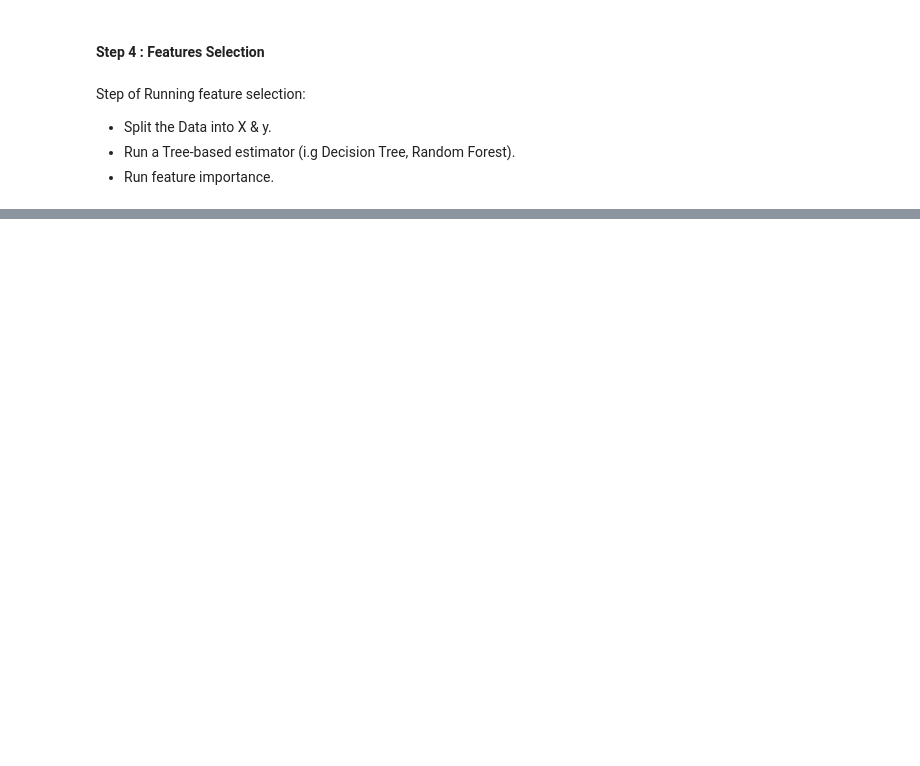
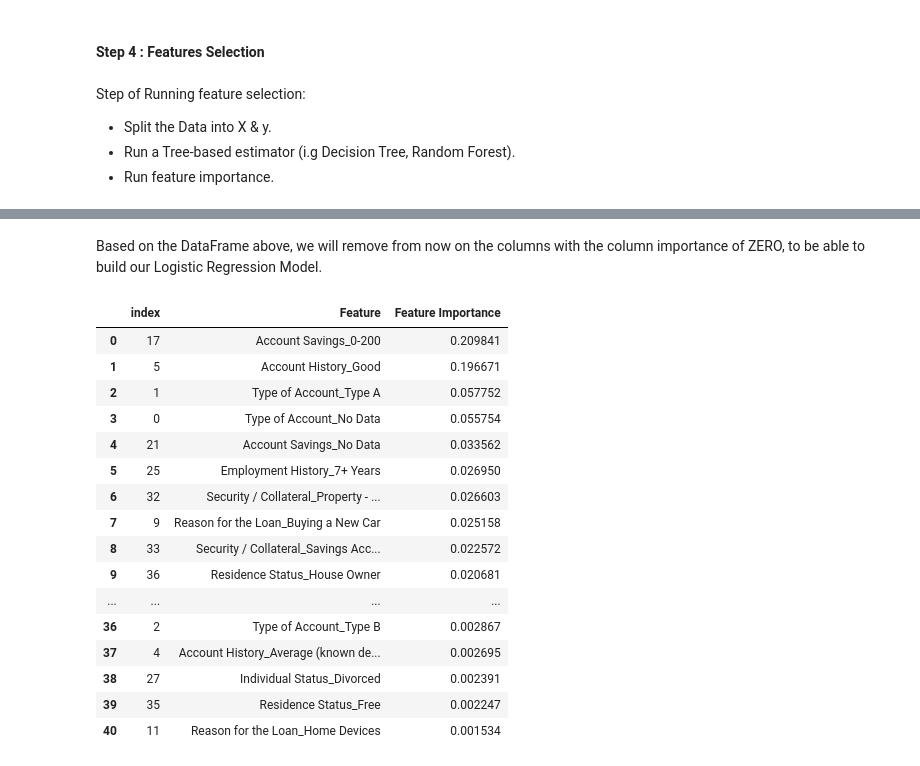
Before and after one commit to Highashikata/Data-Science---Bad-or-Good-Customer-to-give-a-Loan-to-, a Jupyter notebook: Data_Science_Good_or_Bad_Customer_to_give_a_loan_to.ipynb, the cells around one changed output, grey strips where cells are left out. Saved outputs shown, nothing was run; the diff lists cells and outputs as text; code cells hidden in the pictures; blank space fills up the shorter version.

```diff
--- a/Data_Science_Good_or_Bad_Customer_to_give_a_loan_to.ipynb
+++ b/Data_Science_Good_or_Bad_Customer_to_give_a_loan_to.ipynb
@@ -434,0 +567,2 @@ Step of Running feature selection:
+# %% [markdown]
+Based on the DataFrame above, we will remove from now on the columns with the column importance of ZERO, to be able to build our Logistic Regression Model.
@@ -434,0 +572,20 @@ Step of Running feature selection:
+# %%
+fi_df
+# %% [output]
+|  | index | Feature | Feature Importance |
+| 0 | 17 | Account Savings_0-200 | 0.209841 |
+| 1 | 5 | Account History_Good | 0.196671 |
+| 2 | 1 | Type of Account_Type A | 0.057752 |
+| 3 | 0 | Type of Account_No Data | 0.055754 |
+| 4 | 21 | Account Savings_No Data | 0.033562 |
+| 5 | 25 | Employment History_7+ Years | 0.026950 |
+| 6 | 32 | Security / Collateral_Property - ... | 0.026603 |
+| 7 | 9 | Reason for the Loan_Buying a New Car | 0.025158 |
+| 8 | 33 | Security / Collateral_Savings Acc... | 0.022572 |
+| 9 | 36 | Residence Status_House Owner | 0.020681 |
+| ... | ... | ... | ... |
+| 36 | 2 | Type of Account_Type B | 0.002867 |
+| 37 | 4 | Account History_Average (known de... | 0.002695 |
+| 38 | 27 | Individual Status_Divorced | 0.002391 |
+| 39 | 35 | Residence Status_Free | 0.002247 |
+| 40 | 11 | Reason for the Loan_Home Devices | 0.001534 |
```
Also changed, not shown: parts of 21 cells of this notebook.
